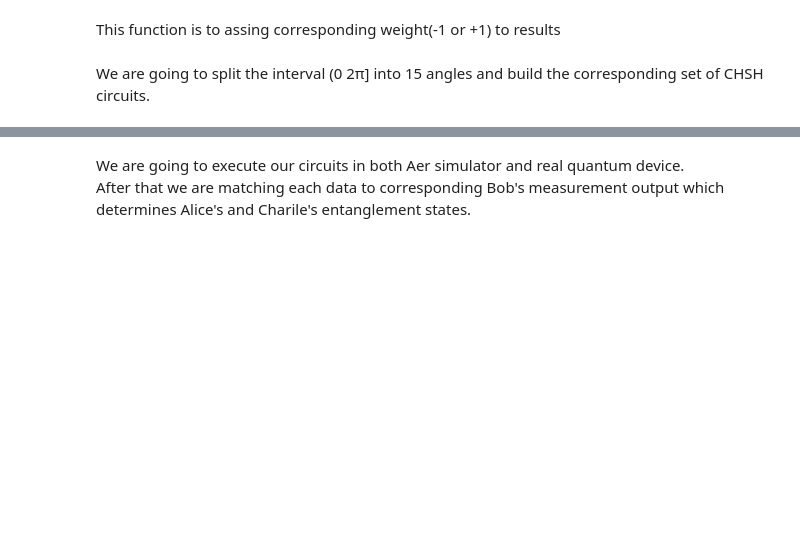
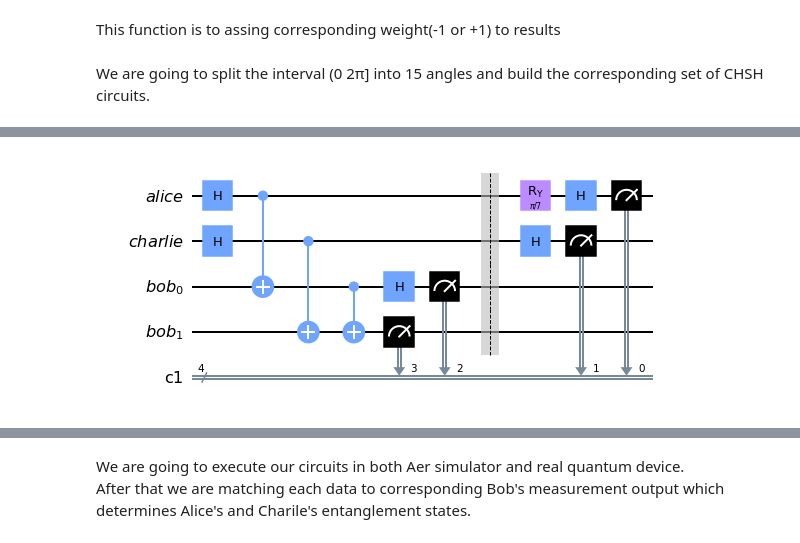
Before and after one commit to Siheon-Park/test-bell-ineq, a Jupyter notebook: Entanglement_Swapping_CHSH_3_with_2_graphs.ipynb, the cells around one changed output, grey strips where cells are left out. Saved outputs shown, nothing was run; the diff lists cells and outputs as text; code cells hidden in the pictures; blank space fills up the shorter version.

```diff
--- a/Entanglement_Swapping_CHSH_3_with_2_graphs.ipynb
+++ b/Entanglement_Swapping_CHSH_3_with_2_graphs.ipynb
@@ -235,0 +242,4 @@ my_chsh_circuitsXY = make_chsh_circuit_XY(theta_vec)
+# %%
+my_chsh_circuitsZX[5].draw(output='mpl')
+# %% [output]
+[figure, added]
```
Also changed, not shown: parts of 12 cells of this notebook.
